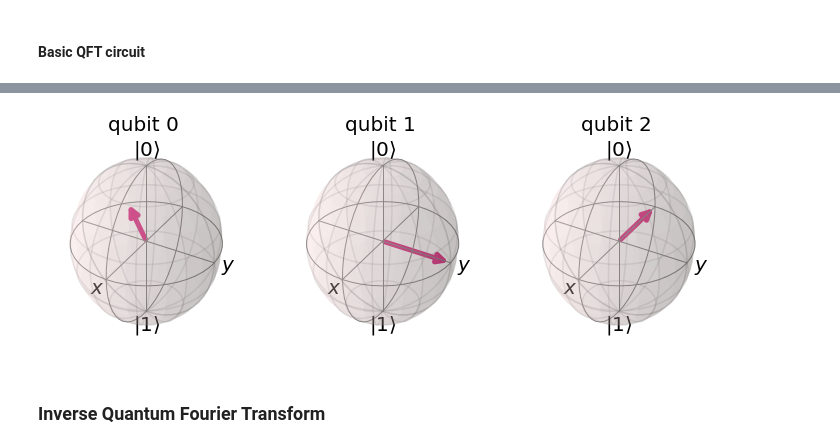
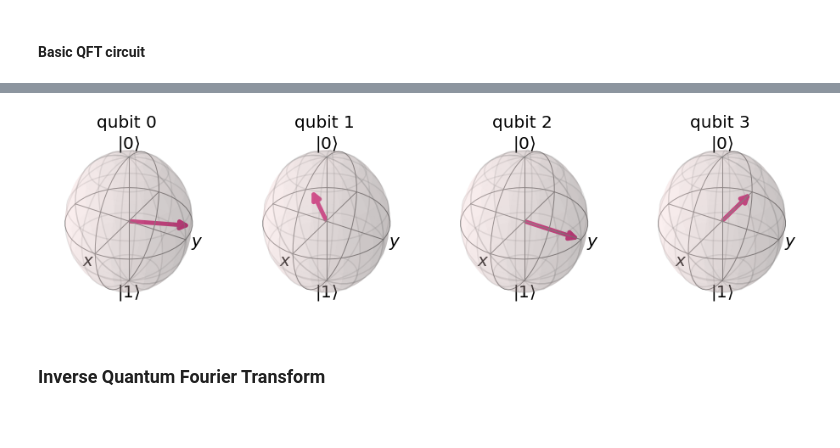
Before and after one commit to asakhnenko/EntangledSolutions, a Jupyter notebook: quantum_fourier_transform_qiskit.ipynb, the cells around one changed output, grey strips where cells are left out. Drawn from its saved outputs; the diff is of its cells as text; code cells hidden in the pictures; blank space fills up the shorter version.

```diff
--- a/quantum_fourier_transform_qiskit.ipynb
+++ b/quantum_fourier_transform_qiskit.ipynb
@@ -71,9 +75,8 @@ def addQFTCircuit(circuit, n_qubits):
 # %% [markdown]
 #### Basic QFT circuit
 # %%
-n_qubits = 3
+n_qubits = 4
 circuit = QuantumCircuit(n_qubits)
-
 circuit = addQFTCircuit(circuit, n_qubits)
 
 circuit.draw()
@@ -85,8 +88,7 @@ Encoding '5' in computational basis (The qubits are initially prepared in $\lver
 # %%
-print("Binary representation of 5:   {}".format(bin(5)))
-print("Switch translates to the following circuit:")
+print("Binary representation of 10:   {}".format(bin(10)))
+print("Which translates to the following circuit:")
 
-n_qubits = 3
 circuit = QuantumCircuit(n_qubits)
 
 circuit.x(0)
@@ -158,17 +167,18 @@ Transfer into $\lvert + \rangle$ basis by applyting Hadamard gate and rotate aro
 # %%
 # Constructing a circuit based on results above
 circuit_test = QuantumCircuit(n_qubits)
 
 circuit_test.h([q for q in range(n_qubits)])
 
-circuit_test.u1(5 * np.pi / 4, 0)
-circuit_test.u1(np.pi / 2, 1)
-circuit_test.u1(np.pi, 2)
+circuit_test.u1(5 * np.pi / 8, 0)
+circuit_test.u1(5 * np.pi / 4, 1)
+circuit_test.u1(np.pi / 2, 2)
+circuit_test.u1(np.pi, 3)
 
 state_vector = execute(circuit_test, backend=state_simulator).result().get_statevector()
 plot_bloch_multivector(state_vector)
 # %% [output]
-[figure, old version]
+[figure, new version]
 # %% [markdown]
 ### Inverse Quantum Fourier Transform
 # %%
```
Also changed, not shown: parts of 20 cells of this notebook.
